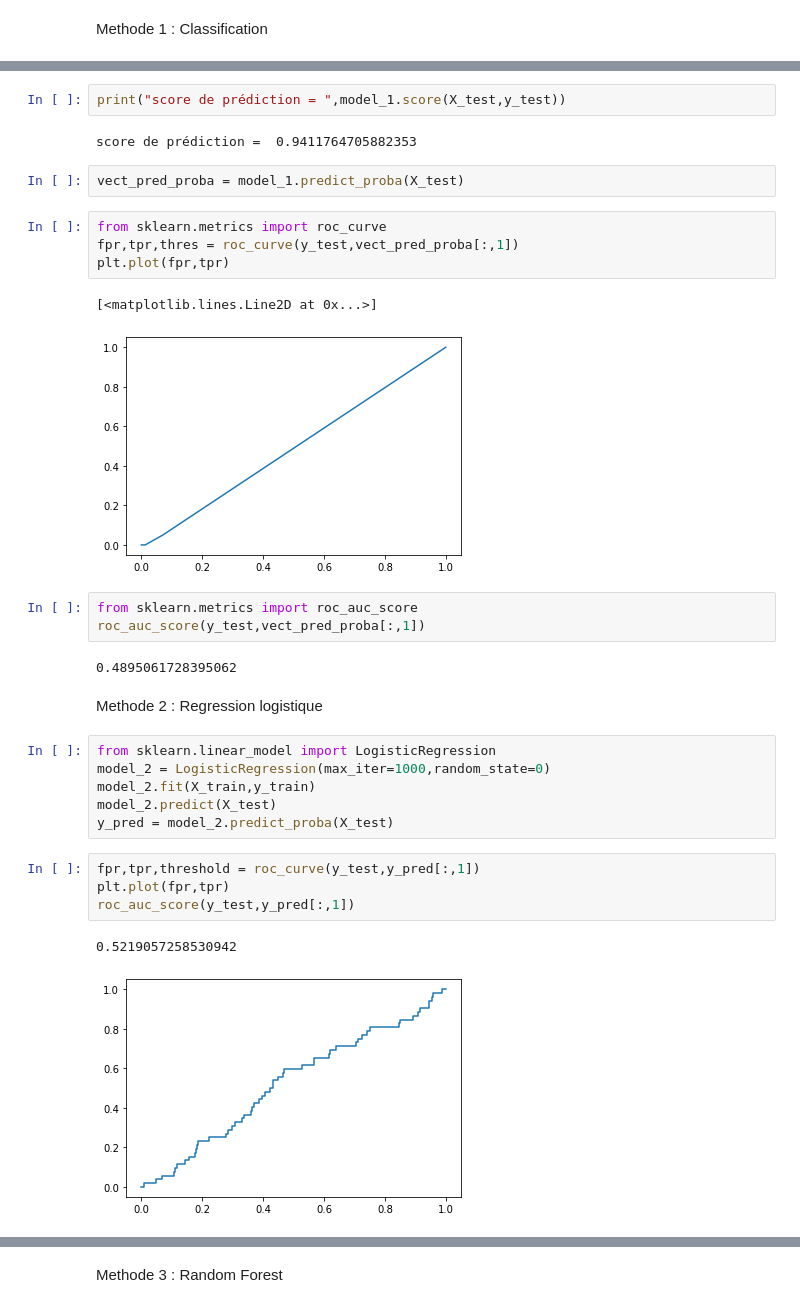
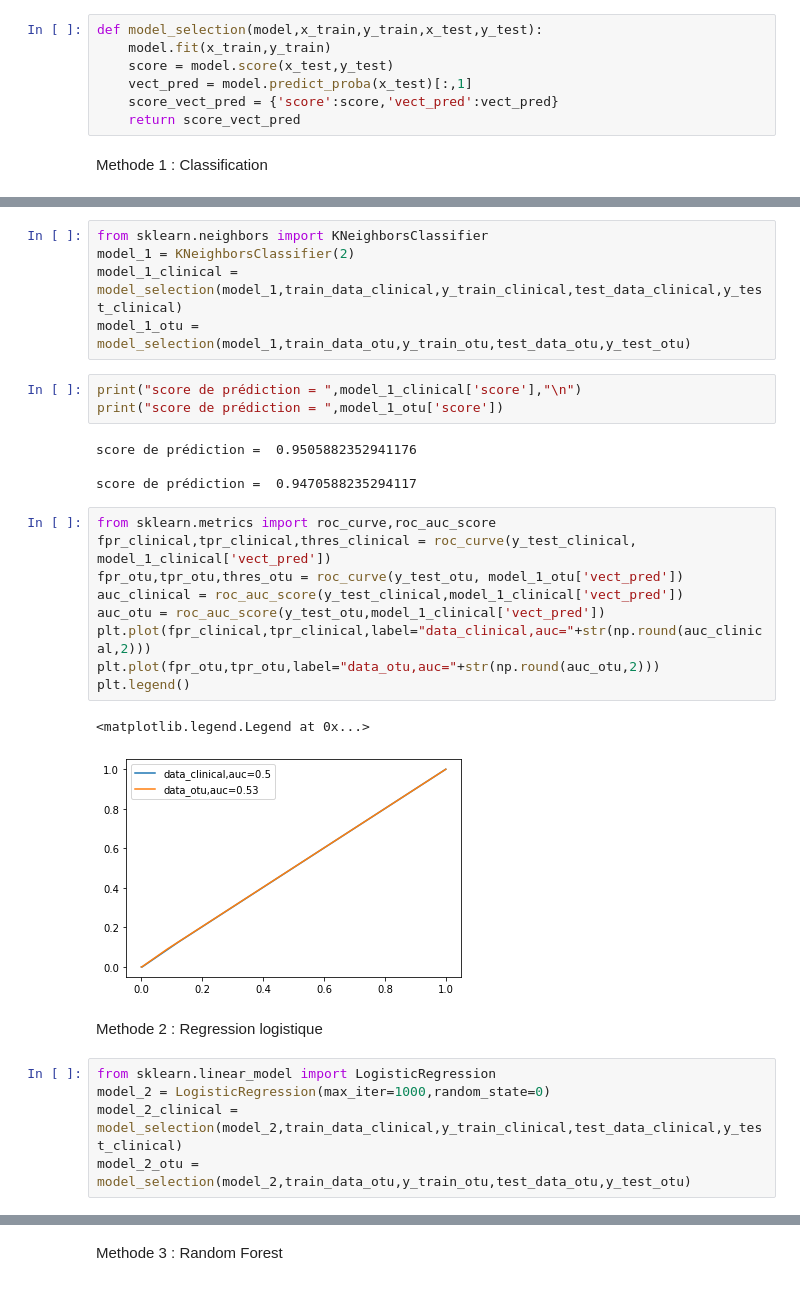
Before and after one commit to HadramiNdoye/Devoir_1_fouille_texte, a Jupyter notebook: Devoir_1.ipynb, the cells around one changed output, grey strips where cells are left out. Cells and saved outputs as stored; diff of their text form.

```diff
--- a/Devoir_1.ipynb
+++ b/Devoir_1.ipynb
@@ -170,2 +184,9 @@ plt.bar(['0','1'],h,color=['green','red'],tick_label=['Healthy','IBD'])
+# %%
+def model_selection(model,x_train,y_train,x_test,y_test):
+    model.fit(x_train,y_train)
+    score = model.score(x_test,y_test)
+    vect_pred = model.predict_proba(x_test)[:,1]
+    score_vect_pred = {'score':score,'vect_pred':vect_pred}
+    return score_vect_pred
 # %% [markdown]
 Methode 1 : Classification
@@ -179,33 +193,31 @@ KNeighborsClassifier(n_neighbors=2)
+# %%
+from sklearn.neighbors import KNeighborsClassifier
+model_1 = KNeighborsClassifier(2)
+model_1_clinical = model_selection(model_1,train_data_clinical,y_train_clinical,test_data_clinical,y_test_clinical)
+model_1_otu = model_selection(model_1,train_data_otu,y_train_otu,test_data_otu,y_test_otu)
 # %%
-print("score de prédiction = ",model_1.score(X_test,y_test))
+print("score de prédiction = ",model_1_clinical['score'],"\n")
+print("score de prédiction = ",model_1_otu['score'])
 # %% [output]
-score de prédiction =  0.9411764705882353
+score de prédiction =  0.9505882352941176
+
+score de prédiction =  0.9470588235294117
-# %%
-vect_pred_proba = model_1.predict_proba(X_test)
-# %%
-from sklearn.metrics import roc_curve
-fpr,tpr,thres = roc_curve(y_test,vect_pred_proba[:,1])
-plt.plot(fpr,tpr)
-# %% [output]
-[<matplotlib.lines.Line2D at 0x...>]
-[figure, removed]
-# %%
-from sklearn.metrics import roc_auc_score
-roc_auc_score(y_test,vect_pred_proba[:,1])
-# %% [output]
-0.4895061728395062
+# %%
+from sklearn.metrics import roc_curve,roc_auc_score
+fpr_clinical,tpr_clinical,thres_clinical = roc_curve(y_test_clinical, model_1_clinical['vect_pred'])
+fpr_otu,tpr_otu,thres_otu = roc_curve(y_test_otu, model_1_otu['vect_pred'])
+auc_clinical = roc_auc_score(y_test_clinical,model_1_clinical['vect_pred'])
+auc_otu = roc_auc_score(y_test_otu,model_1_clinical['vect_pred'])
+plt.plot(fpr_clinical,tpr_clinical,label="data_clinical,auc="+str(np.round(auc_clinical,2)))
+plt.plot(fpr_otu,tpr_otu,label="data_otu,auc="+str(np.round(auc_otu,2)))
+plt.legend()
+# %% [output]
+<matplotlib.legend.Legend at 0x...>
+[figure, added]
 # %% [markdown]
 Methode 2 : Regression logistique
 # %%
 from sklearn.linear_model import LogisticRegression
 model_2 = LogisticRegression(max_iter=1000,random_state=0)
-model_2.fit(X_train,y_train)
-model_2.predict(X_test)
-y_pred = model_2.predict_proba(X_test)
+model_2_clinical = model_selection(model_2,train_data_clinical,y_train_clinical,test_data_clinical,y_test_clinical)
+model_2_otu = model_selection(model_2,train_data_otu,y_train_otu,test_data_otu,y_test_otu)
-# %%
-fpr,tpr,threshold = roc_curve(y_test,y_pred[:,1])
-plt.plot(fpr,tpr)
-roc_auc_score(y_test,y_pred[:,1])
-# %% [output]
-0.5219057258530942
-[figure, removed]
```
Also changed, not shown: parts of 28 cells of this notebook.
